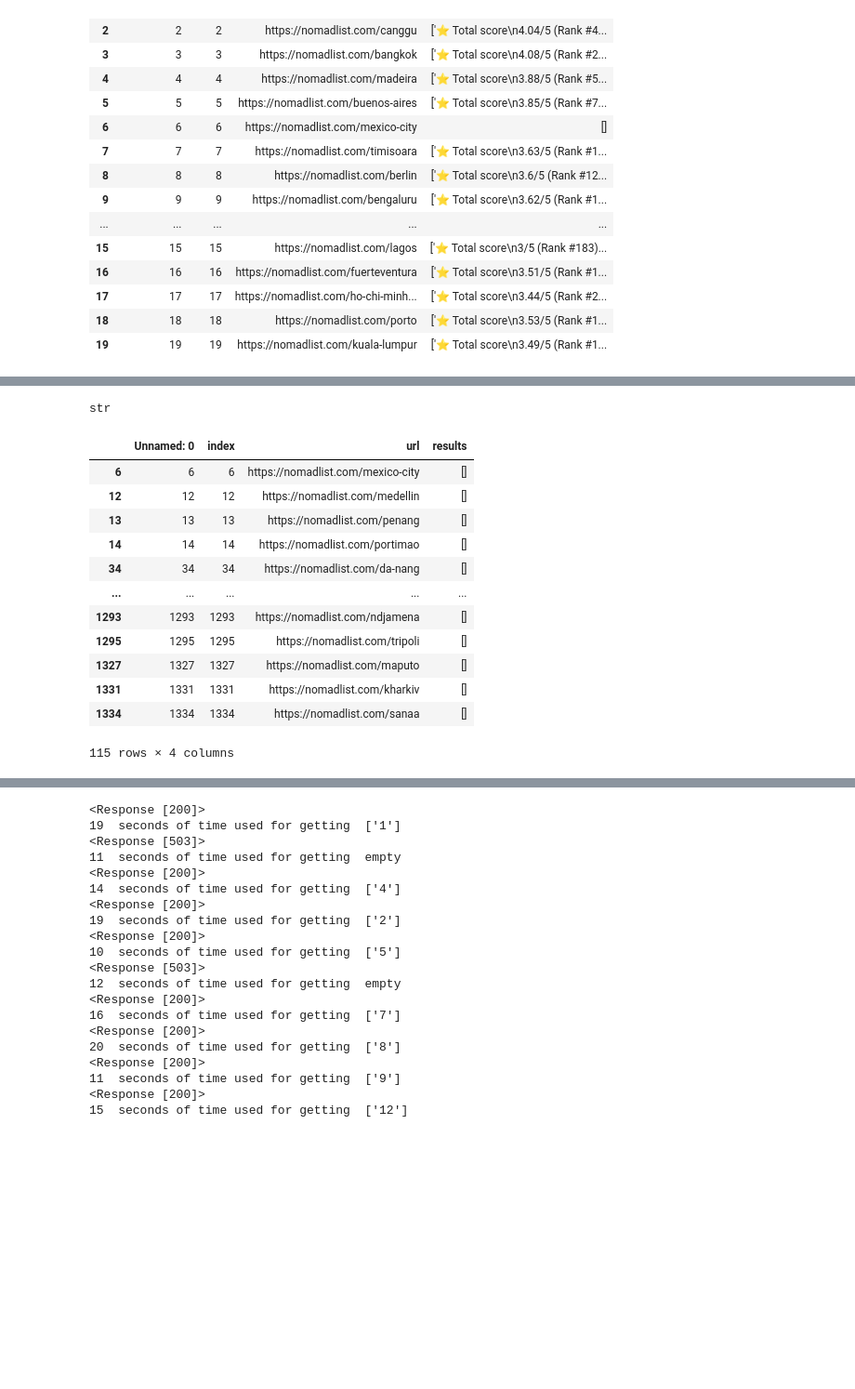
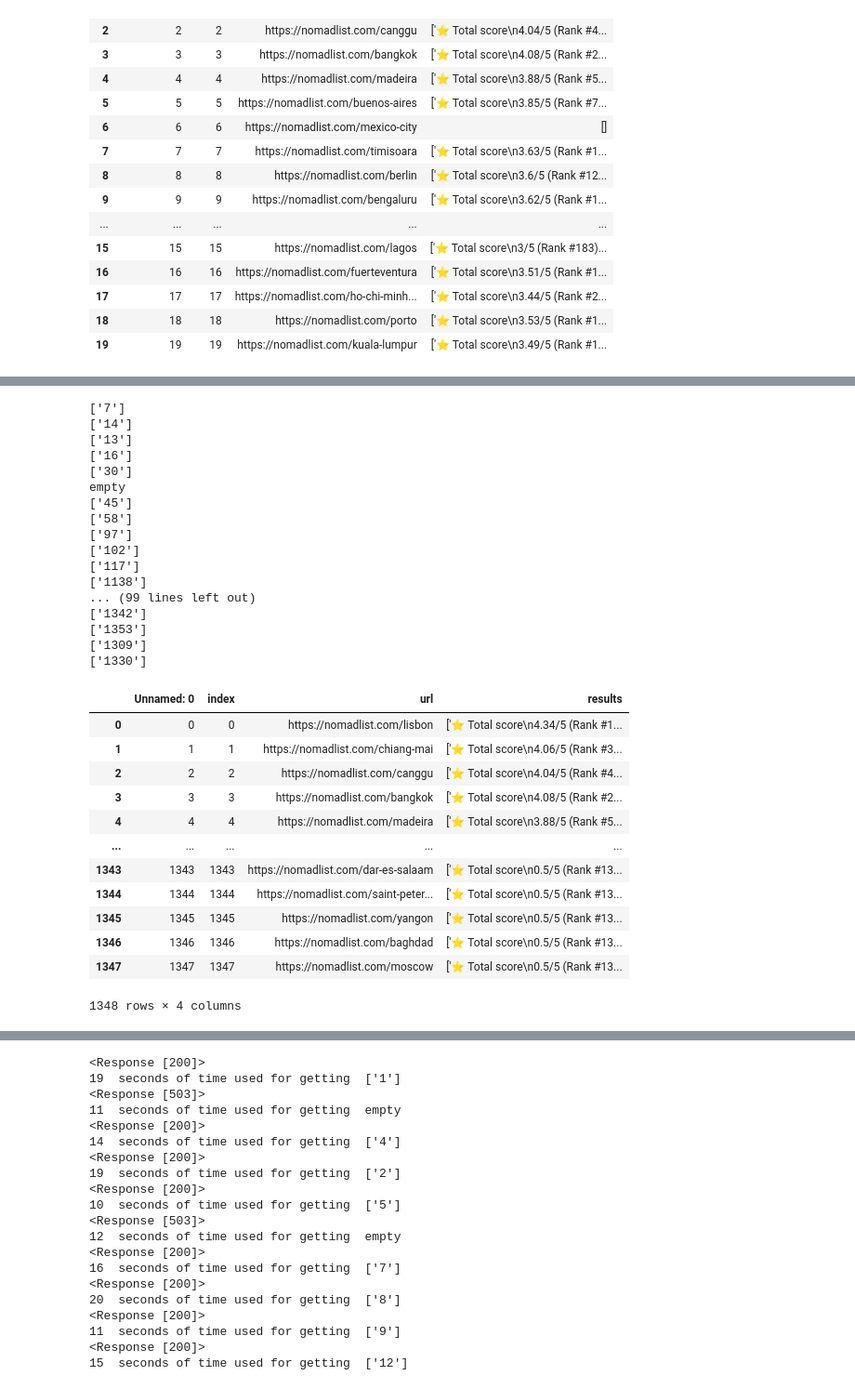
Before and after one commit to anacmqui/Project-4_WebScraping, a Jupyter notebook: EDA/webscraping-Ana.ipynb, the cells around one changed output, grey strips where cells are left out. Shown at 93% size. Saved outputs shown, nothing was run; the diff lists cells and outputs as text; code cells hidden in the pictures; blank space fills up the shorter version.

```diff
--- a/EDA/webscraping-Ana.ipynb
+++ b/EDA/webscraping-Ana.ipynb
@@ -404,3 +332,8 @@ url_results_2022-12-09 14:43:16.678616.csv
 url_df.to_csv('url_results_'+str(datetime.datetime.now())+'.csv')
 # %%
 url_results = pd.read_csv('/Users/anacarolinaquintino/Documents/GitHub/Project-4_WebScraping/EDA/url_results.csv')
+# %%
+url_results['url'] = url_results['url'].apply(unidecode.unidecode) ##remove all special characters of the letters
+url_results['url'] = url_results['url'].str.replace("'",'')
+url_results['url'] = url_results['url'].str.replace('st.-','st-')
+url_results.head(20)
@@ -449,4 +377,0 @@ url_results[url_results['results'].apply(lambda x: len(x)) == 2].tail(50)
-# %%
-type(url_results['url'][0])
-# %% [output]
-str
@@ -455,16 +378,36 @@ import unidecode
-# %%
-url_results[url_results['results'].apply(lambda x: len(x)) == 2]
-# %% [output]
-|  | Unnamed: 0 | index | url | results |
-| 6 | 6 | 6 | https://nomadlist.com/mexico-city | [] |
-| 12 | 12 | 12 | https://nomadlist.com/medellin | [] |
-| 13 | 13 | 13 | https://nomadlist.com/penang | [] |
-| 14 | 14 | 14 | https://nomadlist.com/portimao | [] |
-| 34 | 34 | 34 | https://nomadlist.com/da-nang | [] |
-| ... | ... | ... | ... | ... |
-| 1293 | 1293 | 1293 | https://nomadlist.com/ndjamena | [] |
-| 1295 | 1295 | 1295 | https://nomadlist.com/tripoli | [] |
-| 1327 | 1327 | 1327 | https://nomadlist.com/maputo | [] |
-| 1331 | 1331 | 1331 | https://nomadlist.com/kharkiv | [] |
-| 1334 | 1334 | 1334 | https://nomadlist.com/sanaa | [] |
-115 rows × 4 columns
+# %%
+#url_results['results'] = url_results['results'].apply(lambda x : ''.join(x))
+url_results['results'] = url_results.apply(lambda x_url: all_process(x_url['url']) if len(x_url['results']) == 2 else x_url['results'], axis=1)
+url_results.to_csv('url_results_'+str(datetime.datetime.now())+'.csv')
+url_results
+# %% [output]
+['7']
+['14']
+['13']
+['16']
+['30']
+empty
+['45']
+['58']
+['97']
+['102']
+['117']
+['1138']
+... (99 lines left out)
+['1342']
+['1353']
+['1309']
+['1330']
+|  | Unnamed: 0 | index | url | results |
+| 0 | 0 | 0 | https://nomadlist.com/lisbon | ['⭐️ Total score\n4.34/5 (Rank #1... |
+| 1 | 1 | 1 | https://nomadlist.com/chiang-mai | ['⭐️ Total score\n4.06/5 (Rank #3... |
+| 2 | 2 | 2 | https://nomadlist.com/canggu | ['⭐️ Total score\n4.04/5 (Rank #4... |
+| 3 | 3 | 3 | https://nomadlist.com/bangkok | ['⭐️ Total score\n4.08/5 (Rank #2... |
+| 4 | 4 | 4 | https://nomadlist.com/madeira | ['⭐️ Total score\n3.88/5 (Rank #5... |
+| ... | ... | ... | ... | ... |
+| 1343 | 1343 | 1343 | https://nomadlist.com/dar-es-salaam | ['⭐️ Total score\n0.5/5 (Rank #13... |
+| 1344 | 1344 | 1344 | https://nomadlist.com/saint-peter... | ['⭐️ Total score\n0.5/5 (Rank #13... |
+| 1345 | 1345 | 1345 | https://nomadlist.com/yangon | ['⭐️ Total score\n0.5/5 (Rank #13... |
+| 1346 | 1346 | 1346 | https://nomadlist.com/baghdad | ['⭐️ Total score\n0.5/5 (Rank #13... |
+| 1347 | 1347 | 1347 | https://nomadlist.com/moscow | ['⭐️ Total score\n0.5/5 (Rank #13... |
+1348 rows × 4 columns
```
Also changed, not shown: parts of 24 cells of this notebook, 2 other files.
